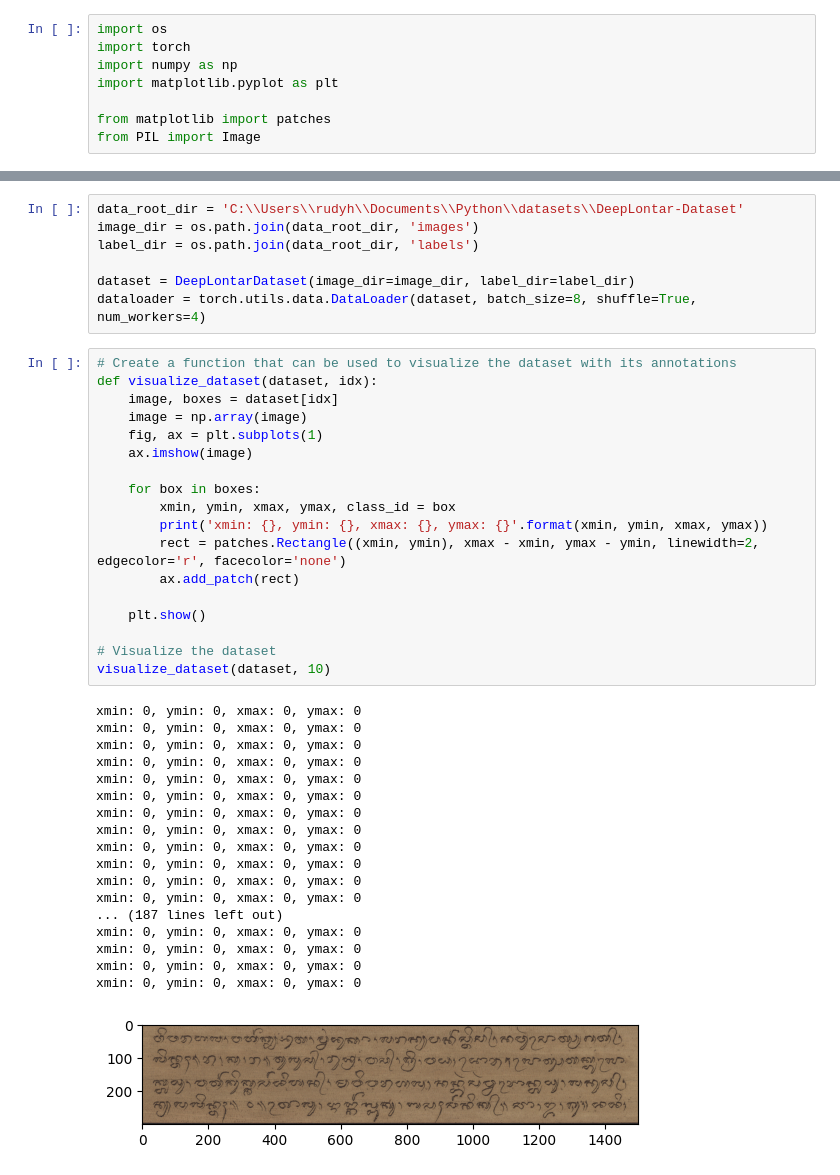
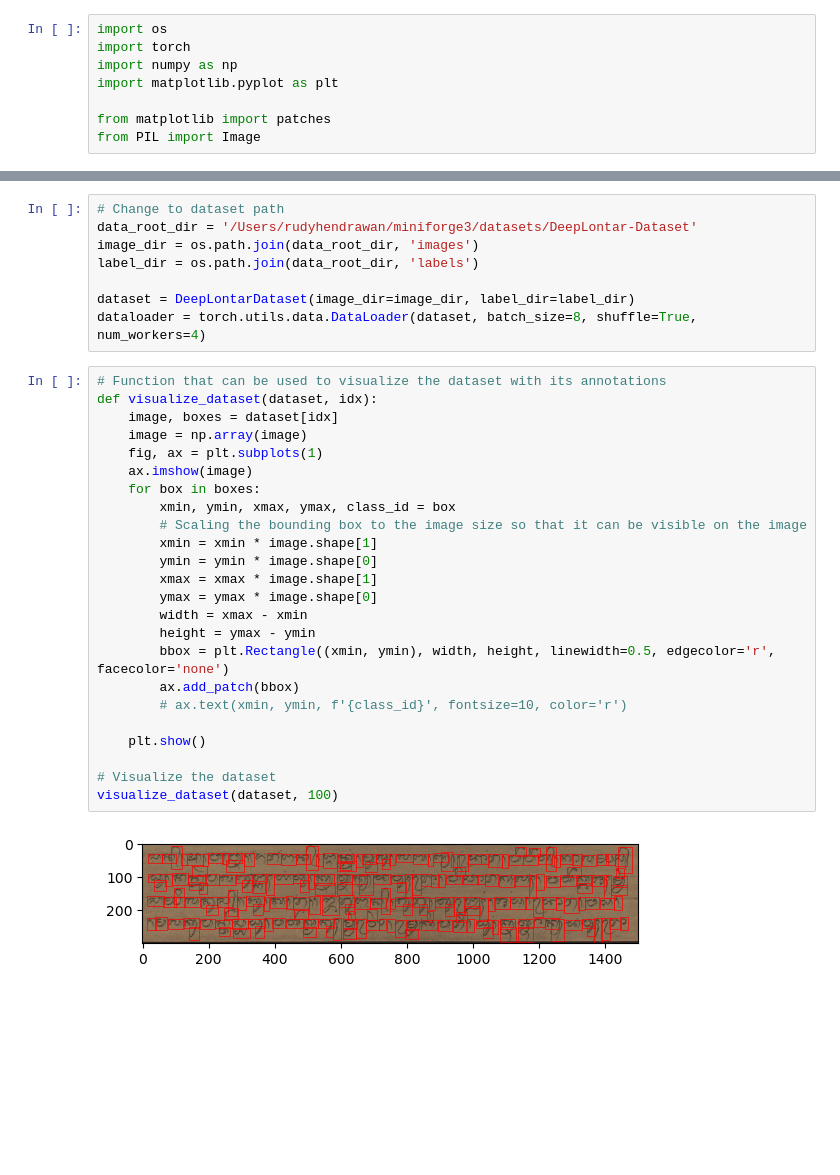
Before and after one commit to sutramiani/DeepLontar, a Jupyter notebook: pipeline/data-pipeline.ipynb, the cells around one changed output, grey strips where cells are left out. Cells and saved outputs as stored; diff of their text form; blank space fills up the shorter version.

Commit message:
berhasil buat kelas data pipeline

```diff
--- a/pipeline/data-pipeline.ipynb
+++ b/pipeline/data-pipeline.ipynb
@@ -51,46 +52,36 @@ class DeepLontarDataset(torch.utils.data.Dataset):
 
 		return image, boxes
 # %%
-data_root_dir = 'C:\\Users\\rudyh\\Documents\\Python\\datasets\\DeepLontar-Dataset'
+# Change to dataset path
+data_root_dir = '/Users/rudyhendrawan/miniforge3/datasets/DeepLontar-Dataset'
 image_dir = os.path.join(data_root_dir, 'images')
 label_dir = os.path.join(data_root_dir, 'labels')
 
 dataset = DeepLontarDataset(image_dir=image_dir, label_dir=label_dir)
 dataloader = torch.utils.data.DataLoader(dataset, batch_size=8, shuffle=True, num_workers=4)
 # %%
-# Create a function that can be used to visualize the dataset with its annotations
+# Function that can be used to visualize the dataset with its annotations
 def visualize_dataset(dataset, idx):
 	image, boxes = dataset[idx]
 	image = np.array(image)
 	fig, ax = plt.subplots(1)
 	ax.imshow(image)
-
 	for box in boxes:
 		xmin, ymin, xmax, ymax, class_id = box
-		print('xmin: {}, ymin: {}, xmax: {}, ymax: {}'.format(xmin, ymin, xmax, ymax))
-		rect = patches.Rectangle((xmin, ymin), xmax - xmin, ymax - ymin, linewidth=2, edgecolor='r', facecolor='none')
-		ax.add_patch(rect)
+		# Scaling the bounding box to the image size so that it can be visible on the image
+		xmin = xmin * image.shape[1]
+		ymin = ymin * image.shape[0]
+		xmax = xmax * image.shape[1]
+		ymax = ymax * image.shape[0]
+		width = xmax - xmin
+		height = ymax - ymin
+		bbox = plt.Rectangle((xmin, ymin), width, height, linewidth=0.5, edgecolor='r', facecolor='none')
+		ax.add_patch(bbox)
+		# ax.text(xmin, ymin, f'{class_id}', fontsize=10, color='r')
 
 	plt.show()
 
 # Visualize the dataset
-visualize_dataset(dataset, 10)
+visualize_dataset(dataset, 100)
 # %% [output]
-xmin: 0, ymin: 0, xmax: 0, ymax: 0
-xmin: 0, ymin: 0, xmax: 0, ymax: 0
-xmin: 0, ymin: 0, xmax: 0, ymax: 0
-xmin: 0, ymin: 0, xmax: 0, ymax: 0
-xmin: 0, ymin: 0, xmax: 0, ymax: 0
-xmin: 0, ymin: 0, xmax: 0, ymax: 0
-xmin: 0, ymin: 0, xmax: 0, ymax: 0
-xmin: 0, ymin: 0, xmax: 0, ymax: 0
-xmin: 0, ymin: 0, xmax: 0, ymax: 0
-xmin: 0, ymin: 0, xmax: 0, ymax: 0
-xmin: 0, ymin: 0, xmax: 0, ymax: 0
-xmin: 0, ymin: 0, xmax: 0, ymax: 0
-... (187 lines left out)
-xmin: 0, ymin: 0, xmax: 0, ymax: 0
-xmin: 0, ymin: 0, xmax: 0, ymax: 0
-xmin: 0, ymin: 0, xmax: 0, ymax: 0
-xmin: 0, ymin: 0, xmax: 0, ymax: 0
-[figure, old version]
+[figure, new version]
```
Also changed, not shown: parts of 1 cell of this notebook.
